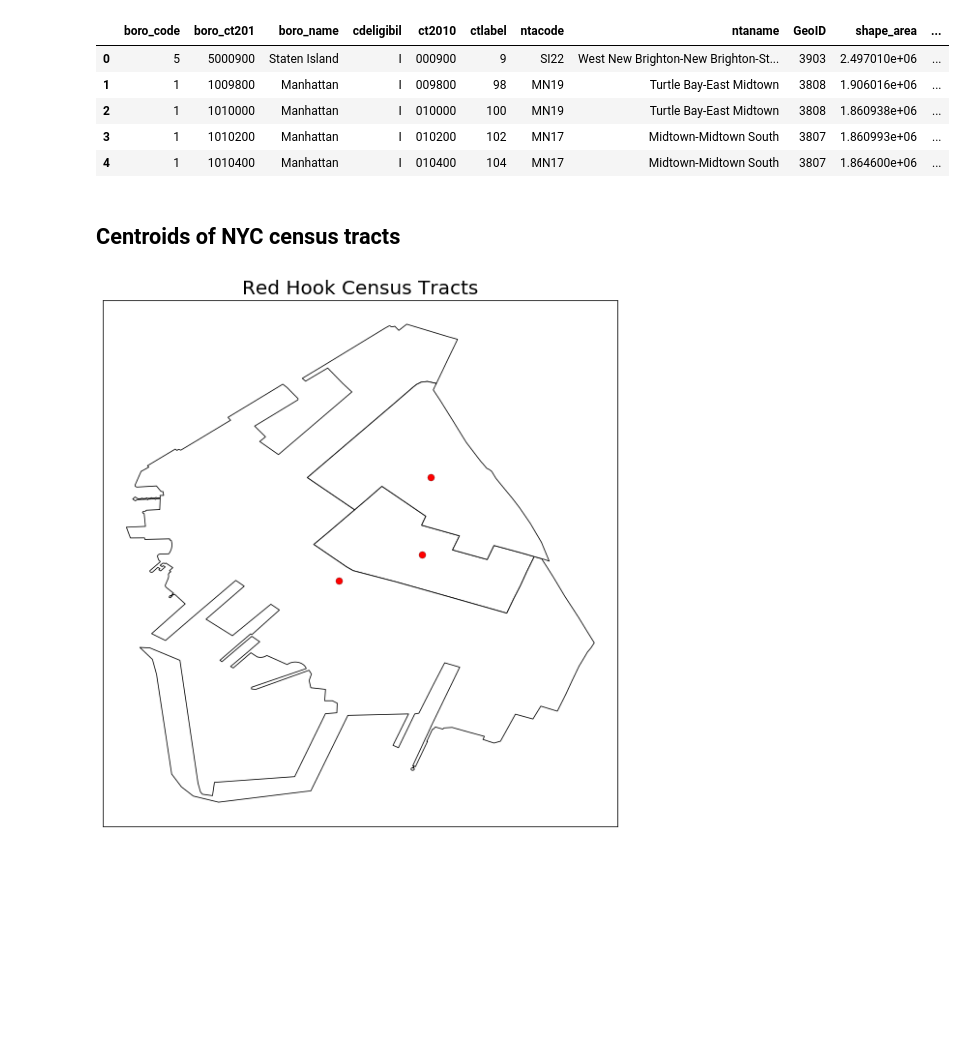
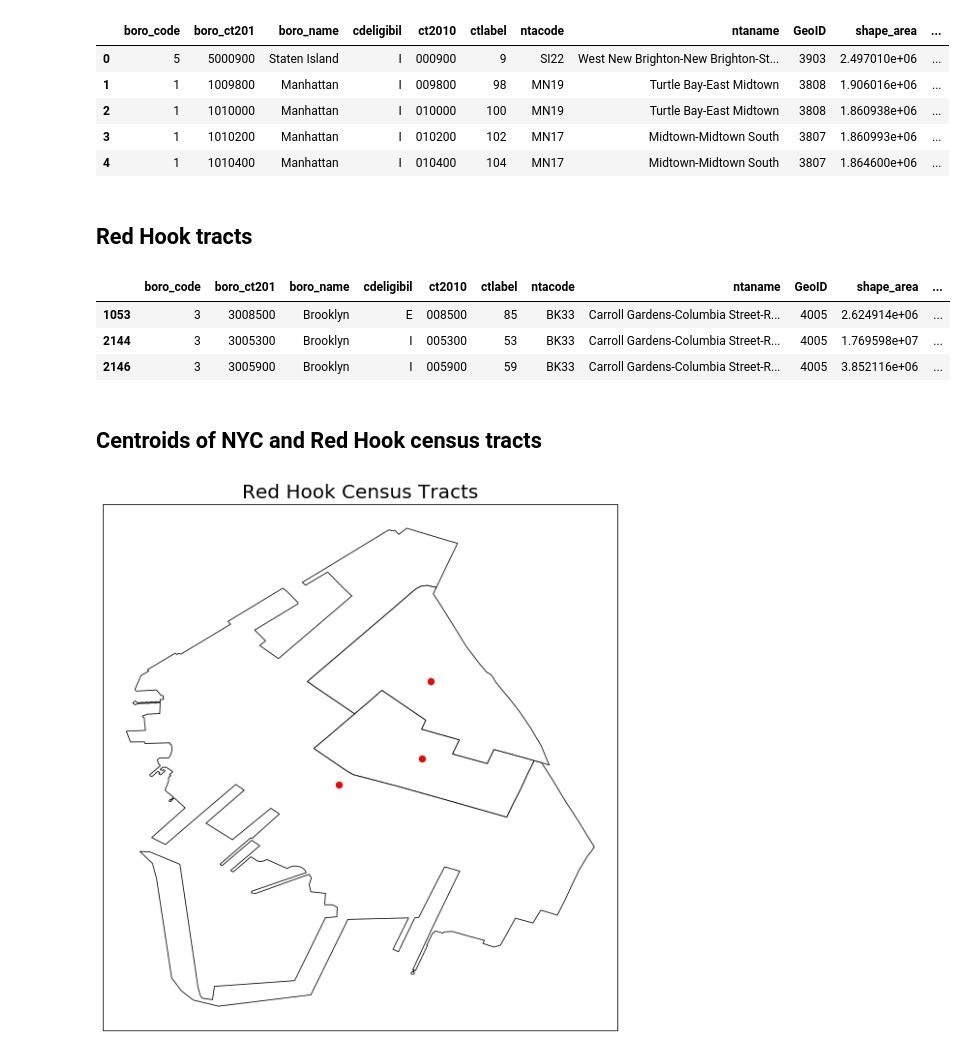
Before and after one commit to akash-y/digitalceqr, a Jupyter notebook: CHAPTER 21 - CHARACTER/geo_scope.ipynb, the cells around one changed output. Cells and saved outputs as stored; diff of their text form; code cells hidden in the pictures; blank space fills up the shorter version.

```diff
--- a/CHAPTER 21 - CHARACTER/geo_scope.ipynb
+++ b/CHAPTER 21 - CHARACTER/geo_scope.ipynb
@@ -43,6 +43,8 @@ cen_tracts.head()
 | 2 | 1 | 1010000 | Manhattan | I | 010000 | 100 | MN19 | Turtle Bay-East Midtown | 3808 | 1.860938e+06 | ... |
 | 3 | 1 | 1010200 | Manhattan | I | 010200 | 102 | MN17 | Midtown-Midtown South | 3807 | 1.860993e+06 | ... |
 | 4 | 1 | 1010400 | Manhattan | I | 010400 | 104 | MN17 | Midtown-Midtown South | 3807 | 1.864600e+06 | ... |
+# %% [markdown]
+## Red Hook tracts
 # %%
 # Filter down to Red Hook only
 red_hook_tracts = cen_tracts[cen_tracts['ntaname']=='Carroll Gardens-Columbia Street-Red Hook']
@@ -53,8 +55,15 @@ https://data.cityofnewyork.us/City-Government/2010-Census-Tracts/fxpq-c8ku
 """
 red_hook_tracts = red_hook_tracts[(red_hook_tracts['ctlabel']=='53') | (red_hook_tracts['ctlabel']=='59') | \
                                   (red_hook_tracts['ctlabel']=='85')]
+# %%
+red_hook_tracts
+# %% [output]
+|  | boro_code | boro_ct201 | boro_name | cdeligibil | ct2010 | ctlabel | ntacode | ntaname | GeoID | shape_area | ... |
+| 1053 | 3 | 3008500 | Brooklyn | E | 008500 | 85 | BK33 | Carroll Gardens-Columbia Street-R... | 4005 | 2.624914e+06 | ... |
+| 2144 | 3 | 3005300 | Brooklyn | I | 005300 | 53 | BK33 | Carroll Gardens-Columbia Street-R... | 4005 | 1.769598e+07 | ... |
+| 2146 | 3 | 3005900 | Brooklyn | I | 005900 | 59 | BK33 | Carroll Gardens-Columbia Street-R... | 4005 | 3.852116e+06 | ... |
 # %% [markdown]
-## Centroids of NYC census tracts
+## Centroids of NYC and Red Hook census tracts
 # %%
 # Centroids for all NYC tracts
 cen_tracts_centroids = copy.deepcopy(cen_tracts)
```
Also changed, not shown: parts of 1 cell of this notebook, 30 other files.
